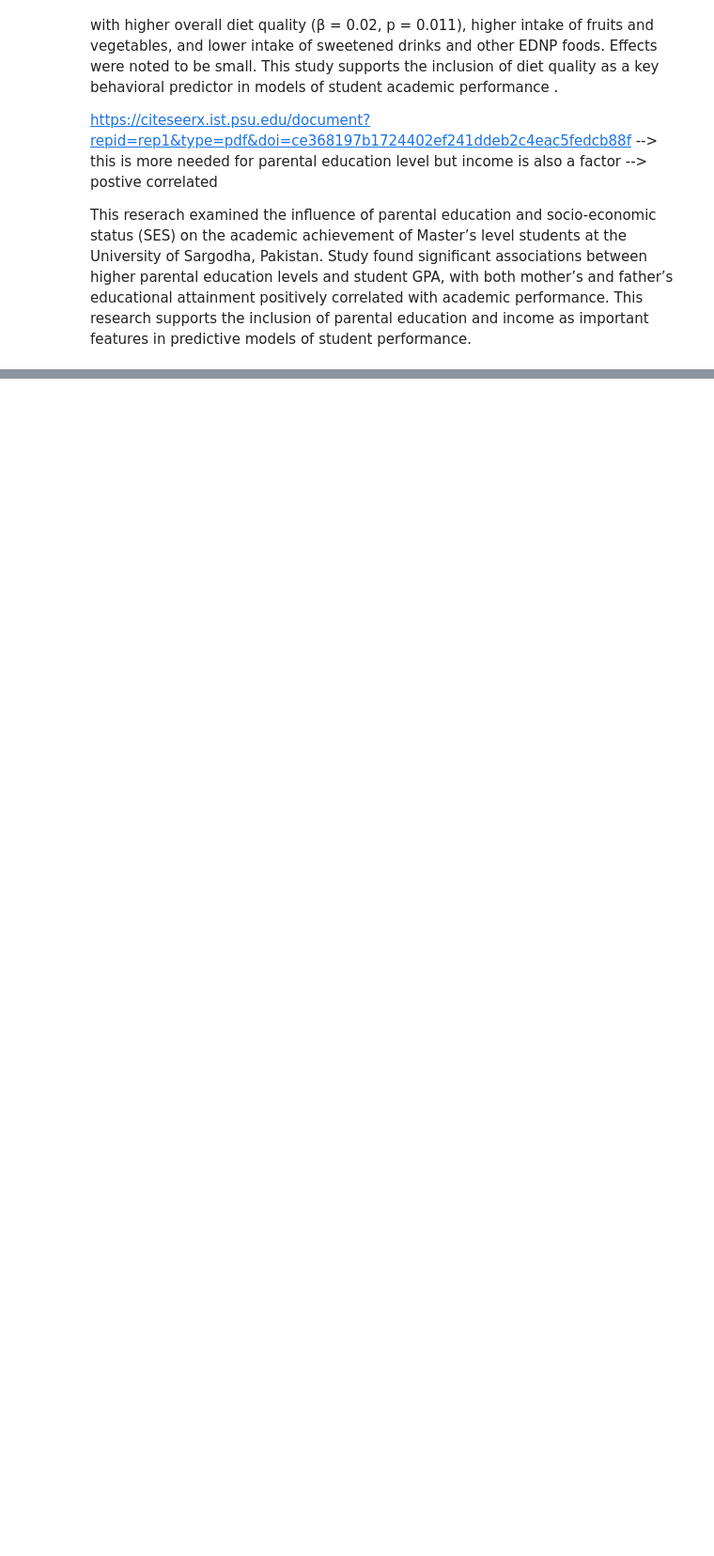
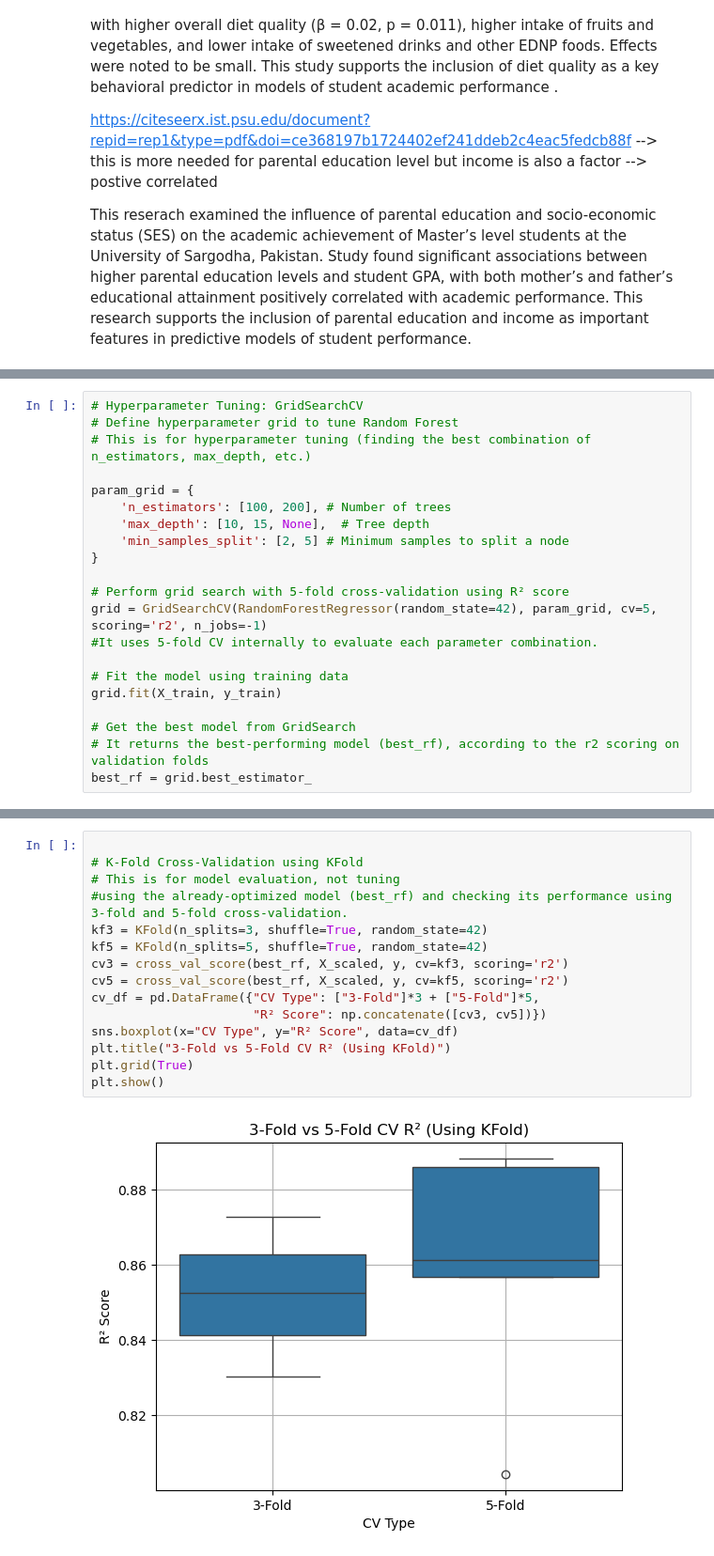
Before and after one commit to James-1337/ECS-171-Project, a Jupyter notebook: EDA_Shifanaaz.ipynb, the cells around one changed output, grey strips where cells are left out. Shown at 94% size. Cells and saved outputs as stored; diff of their text form; blank space fills up the shorter version.

```diff
--- a/EDA_Shifanaaz.ipynb
+++ b/EDA_Shifanaaz.ipynb
@@ -269,0 +330,21 @@ This reserach examined the influence of parental education and socio-economic st
+# %%
+# Hyperparameter Tuning: GridSearchCV
+# Define hyperparameter grid to tune Random Forest
+# This is for hyperparameter tuning (finding the best combination of n_estimators, max_depth, etc.)
+
+param_grid = {
+    'n_estimators': [100, 200], # Number of trees
+    'max_depth': [10, 15, None],  # Tree depth
+    'min_samples_split': [2, 5] # Minimum samples to split a node
+}
+
+# Perform grid search with 5-fold cross-validation using R² score
+grid = GridSearchCV(RandomForestRegressor(random_state=42), param_grid, cv=5, scoring='r2', n_jobs=-1)
+#It uses 5-fold CV internally to evaluate each parameter combination.
+
+# Fit the model using training data
+grid.fit(X_train, y_train)
+
+# Get the best model from GridSearch
+# It returns the best-performing model (best_rf), according to the r2 scoring on validation folds
+best_rf = grid.best_estimator_
@@ -269,0 +387,17 @@ This reserach examined the influence of parental education and socio-economic st
+# %%
+
+# K-Fold Cross-Validation using KFold
+# This is for model evaluation, not tuning
+#using the already-optimized model (best_rf) and checking its performance using 3-fold and 5-fold cross-validation.
+kf3 = KFold(n_splits=3, shuffle=True, random_state=42)
+kf5 = KFold(n_splits=5, shuffle=True, random_state=42)
+cv3 = cross_val_score(best_rf, X_scaled, y, cv=kf3, scoring='r2')
+cv5 = cross_val_score(best_rf, X_scaled, y, cv=kf5, scoring='r2')
+cv_df = pd.DataFrame({"CV Type": ["3-Fold"]*3 + ["5-Fold"]*5,
+                      "R² Score": np.concatenate([cv3, cv5])})
+sns.boxplot(x="CV Type", y="R² Score", data=cv_df)
+plt.title("3-Fold vs 5-Fold CV R² (Using KFold)")
+plt.grid(True)
+plt.show()
+# %% [output]
+[figure, added]
```
Also changed, not shown: parts of 9 cells of this notebook.
